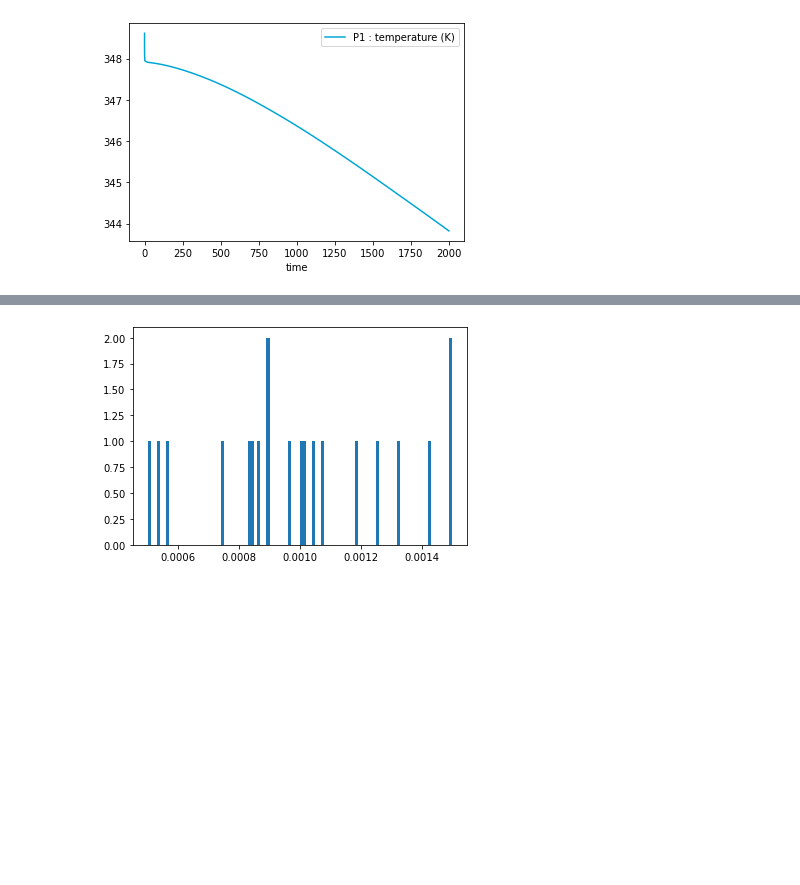
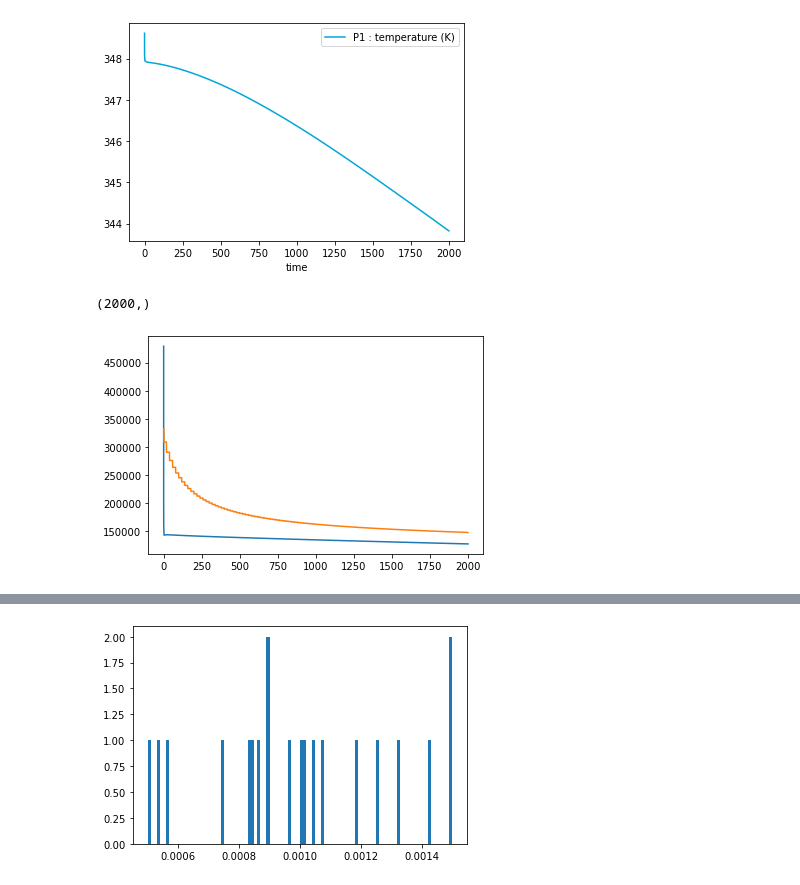
Before and after one commit to gabrielserrao/DA-DARTS-Naturally-Fractured-Reservoir, a Jupyter notebook: mainDA_explained.ipynb, the cells around one changed output, grey strips where cells are left out. Saved outputs shown, nothing was run; the diff lists cells and outputs as text; code cells hidden in the pictures; blank space fills up the shorter version.

```diff
--- a/mainDA_explained.ipynb
+++ b/mainDA_explained.ipynb
@@ -30,7 +30,7 @@ m_true = ModelDA(frac_aper =0.001)
 m_true.init()
 # Specify some other time-related properties (NOTE: all time parameters are in [days])
 m_true.params.max_ts = 20  # Adjust the maximum time-step as desired (this is overwriting the max_ts specified in model.py)
-m_true.run()
+m_true.run(2000)
 # %% [output]
 darts-package built on 27/03/2022 15:20:27 by SRV950$@SRV950 from d89b1a8
 # %%
@@ -60,3 +60,33 @@ NTimesteps=len(dTime)
 NWells=1
 wells = ['P1']
 wellDObs = np.repeat(wells, NTimesteps) #Configure the wells list
+# %%
+time_range = np.arange(0,2000, 1)+1
+# %%
+#create a np.array that while the value of time_data['time'] is less then time_range[j], copy the value of time_data['I1 : c 1 rate (Kmol/day)'] in a new array with the same shape as time_range
+#and then return the mean of the array
+s=[]
+media =[]
+media_=[]
+flag=np.zeros(len(time_data['time']))
+
+for j,step in enumerate(time_range):
+    for i,tempo in enumerate(time_data['time']):
+        if step>=tempo and flag[i]==0:
+         flag[i]=1
+         s.append(time_data['I1 : c 1 rate (Kmol/day)'][i])
+    media.append(np.mean(s))
+
+
+
+
+np.array(media).shape
+# %% [output]
+(2000,)
+# %%
+#cplot the media and time_data['I1 : c 1 rate (Kmol/day)'] in the smae graph
+plt.plot(time_data['time'],time_data['I1 : c 1 rate (Kmol/day)'])
+plt.plot(media)
+plt.show()
+# %% [output]
+[figure, added]
```
Also changed, not shown: parts of 1 cell of this notebook, 2 other files.
